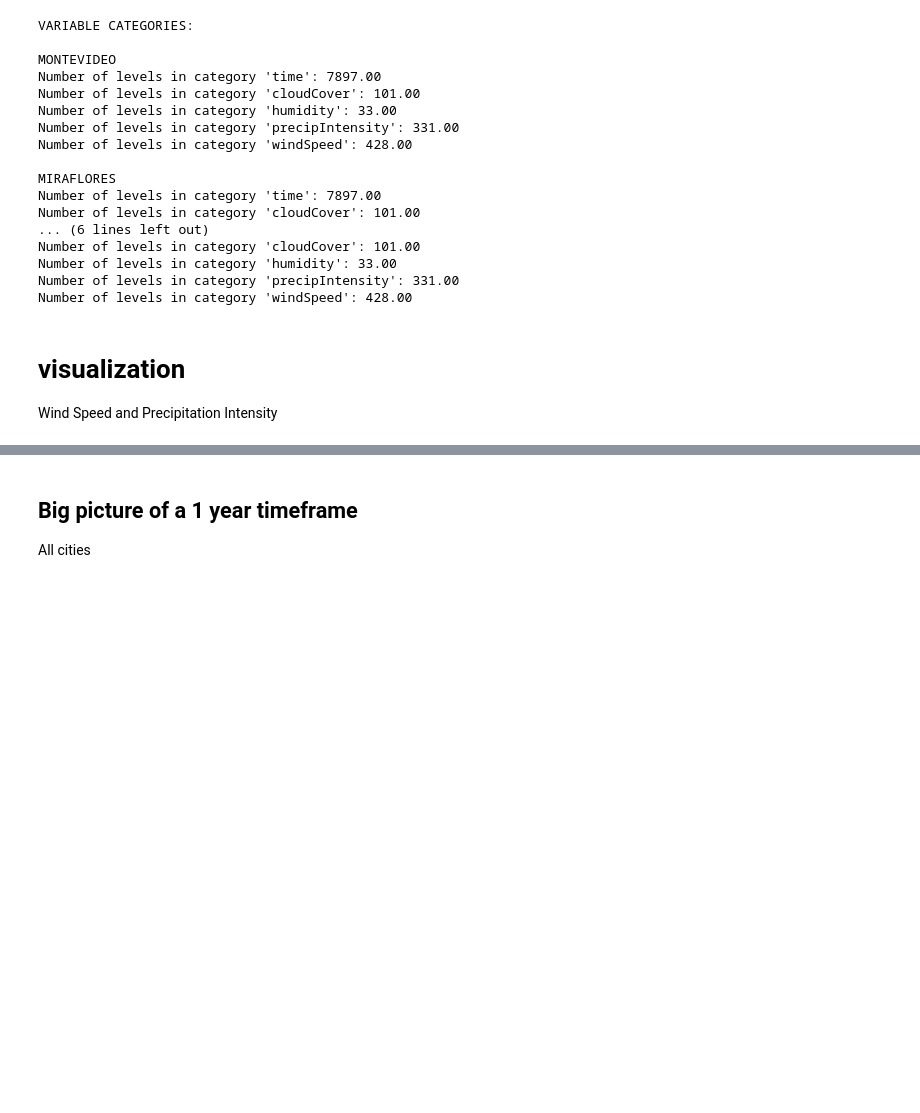
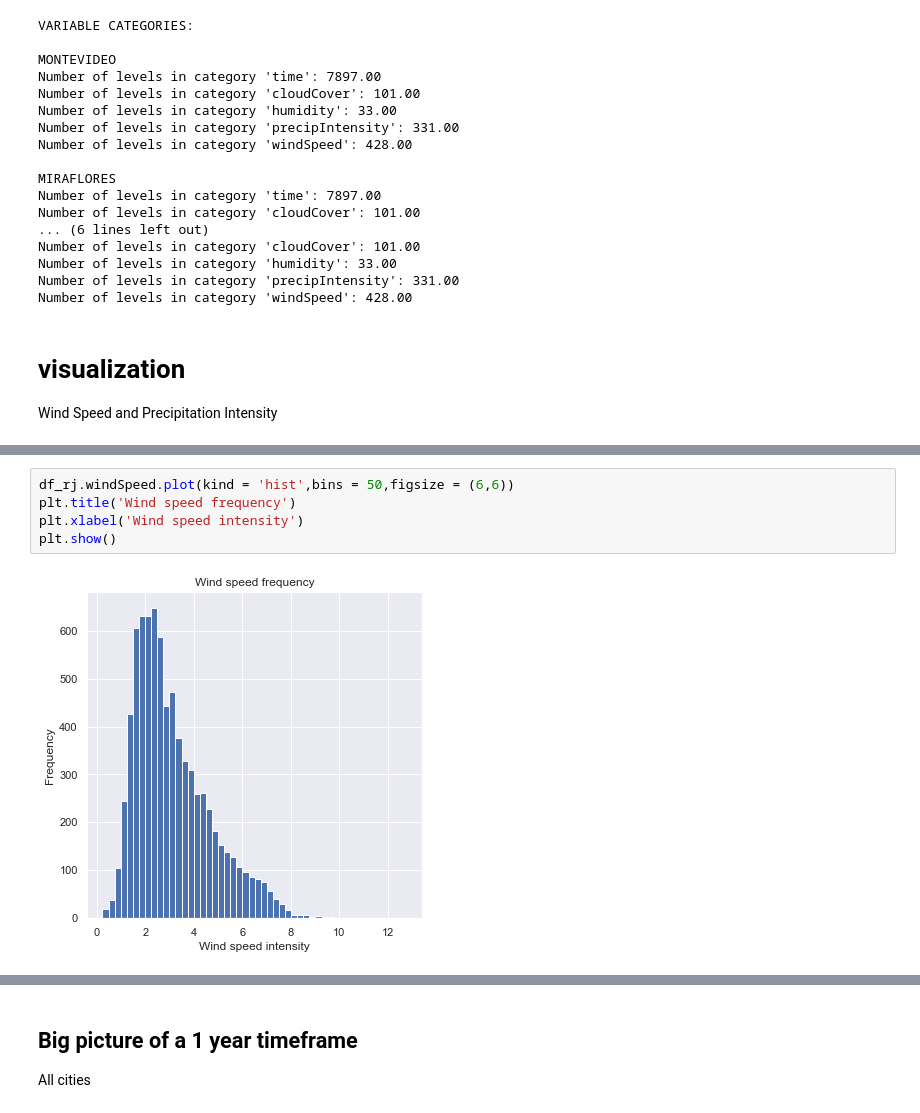
Before and after one commit to Marcelobbr/flood_traffic, a Jupyter notebook: notebooks/weather_exploratory_analysis.ipynb, the cells around one changed output, grey strips where cells are left out. Drawn from its saved outputs; the diff is of its cells as text; blank space fills up the shorter version.

```diff
--- a/notebooks/weather_exploratory_analysis.ipynb
+++ b/notebooks/weather_exploratory_analysis.ipynb
@@ -189,0 +170,7 @@ AttributeError: 'DataFrame' object has no attribute 'Speed'
+# %%
+df_rj.windSpeed.plot(kind = 'hist',bins = 50,figsize = (6,6))
+plt.title('Wind speed frequency')
+plt.xlabel('Wind speed intensity')
+plt.show()
+# %% [output]
+[figure, added]
```
Also changed, not shown: parts of 12 cells of this notebook, 6 other files.
